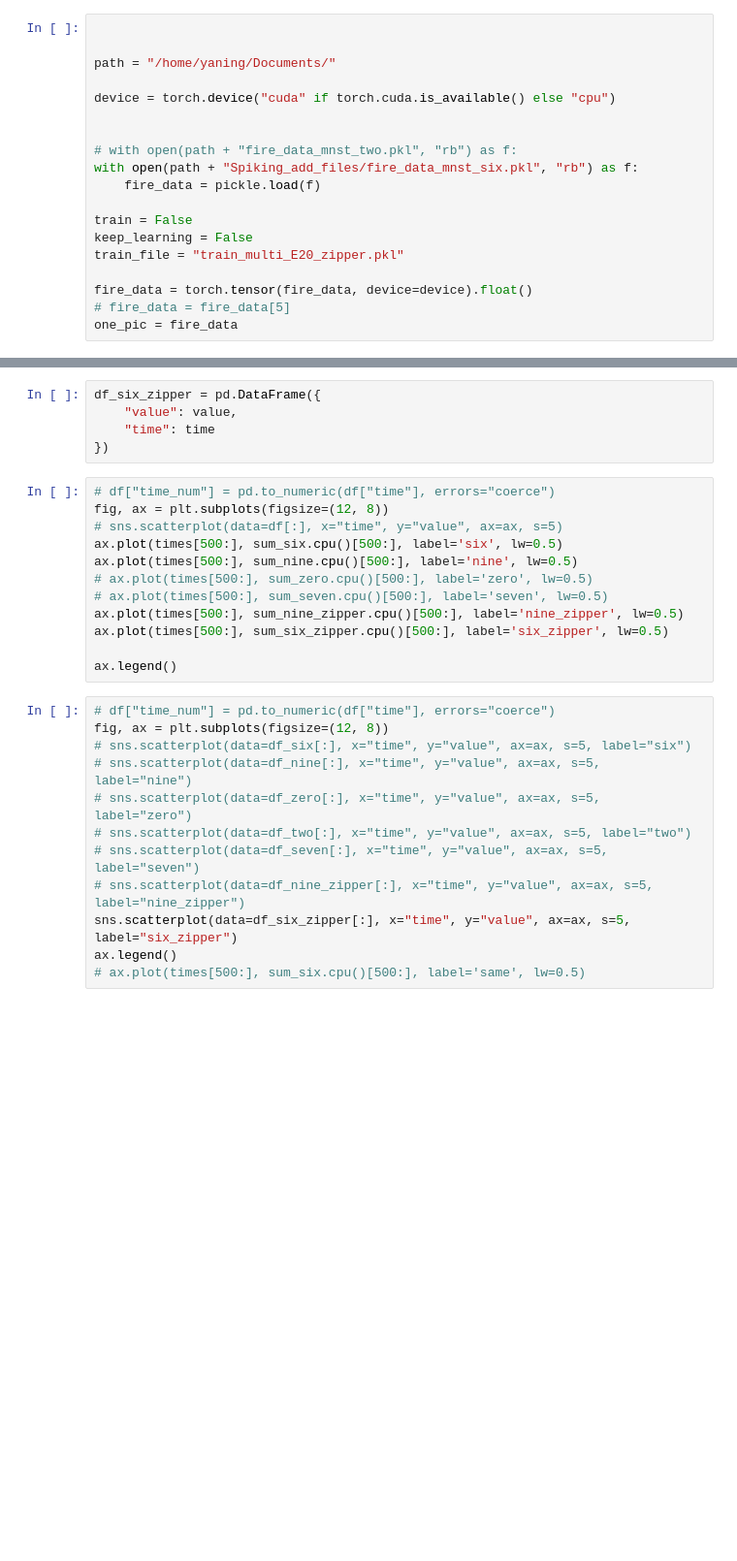
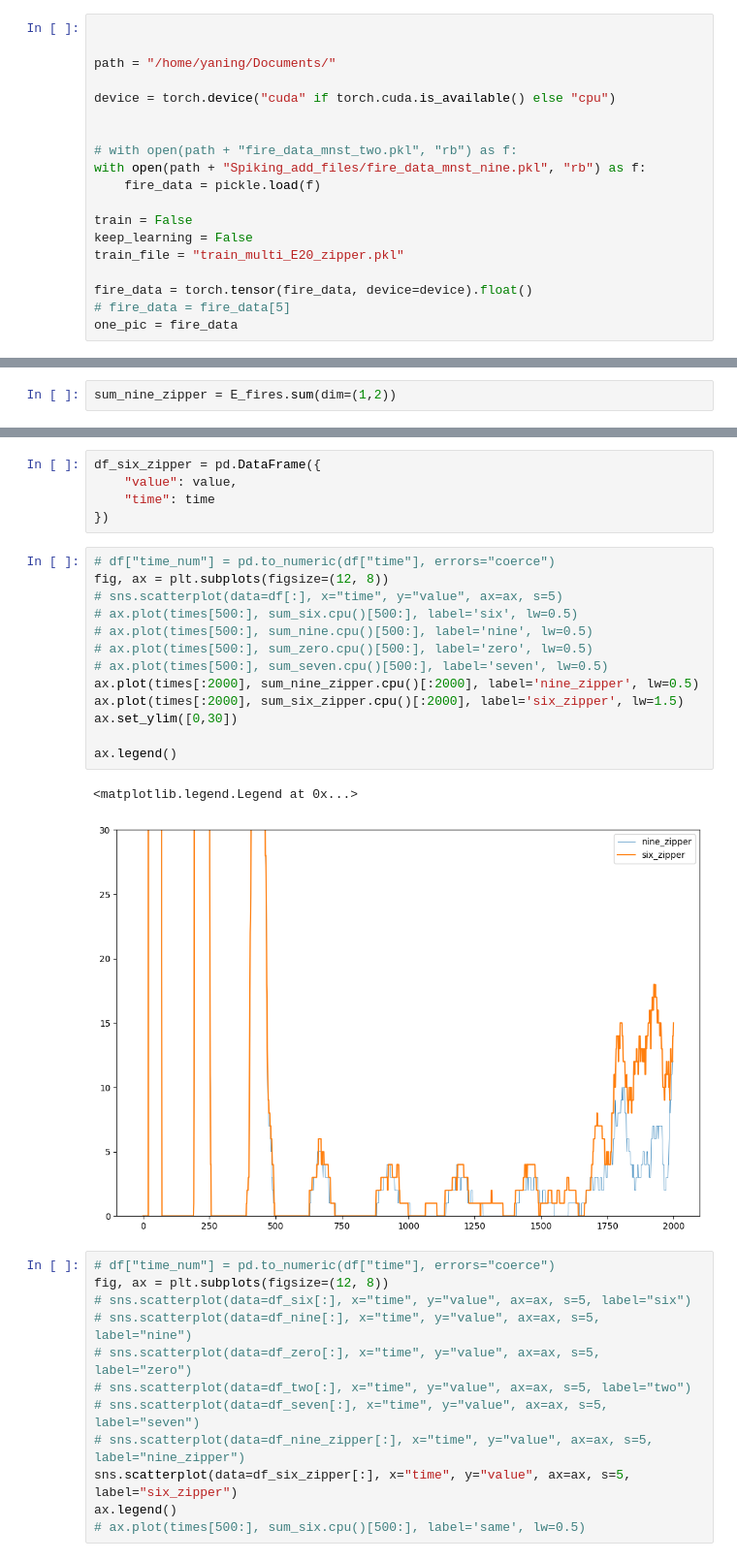
Before and after one commit to hhsherlock/Spiking_NN, a Jupyter notebook: mnst_learn/calculation.ipynb, the cells around one changed output, grey strips where cells are left out. Shown at 97% size. Cells and saved outputs as stored; diff of their text form; blank space fills up the shorter version.

```diff
--- a/mnst_learn/calculation.ipynb
+++ b/mnst_learn/calculation.ipynb
@@ -44,7 +44,7 @@ device = torch.device("cuda" if torch.cuda.is_available() else "cpu")
 
 
 # with open(path + "fire_data_mnst_two.pkl", "rb") as f:
-with open(path + "Spiking_add_files/fire_data_mnst_six.pkl", "rb") as f:
+with open(path + "Spiking_add_files/fire_data_mnst_nine.pkl", "rb") as f:
     fire_data = pickle.load(f)
 
 train = False
@@ -689,6 +689,8 @@ E_fires = E_fires.cpu()
 times = torch.arange(0, 4000)
 # %%
 sum_six_zipper = E_fires.sum(dim=(1,2))
+# %%
+sum_nine_zipper = E_fires.sum(dim=(1,2))
 # %%
 sum_nine.shape
 # %% [output]
@@ -743,15 +745,19 @@ df_six_zipper = pd.DataFrame({
 # %%
 # df["time_num"] = pd.to_numeric(df["time"], errors="coerce")
 fig, ax = plt.subplots(figsize=(12, 8))
 # sns.scatterplot(data=df[:], x="time", y="value", ax=ax, s=5)
-ax.plot(times[500:], sum_six.cpu()[500:], label='six', lw=0.5)
-ax.plot(times[500:], sum_nine.cpu()[500:], label='nine', lw=0.5)
+# ax.plot(times[500:], sum_six.cpu()[500:], label='six', lw=0.5)
+# ax.plot(times[500:], sum_nine.cpu()[500:], label='nine', lw=0.5)
 # ax.plot(times[500:], sum_zero.cpu()[500:], label='zero', lw=0.5)
 # ax.plot(times[500:], sum_seven.cpu()[500:], label='seven', lw=0.5)
-ax.plot(times[500:], sum_nine_zipper.cpu()[500:], label='nine_zipper', lw=0.5)
-ax.plot(times[500:], sum_six_zipper.cpu()[500:], label='six_zipper', lw=0.5)
+ax.plot(times[:2000], sum_nine_zipper.cpu()[:2000], label='nine_zipper', lw=0.5)
+ax.plot(times[:2000], sum_six_zipper.cpu()[:2000], label='six_zipper', lw=1.5)
+ax.set_ylim([0,30])
 
 ax.legend()
+# %% [output]
+<matplotlib.legend.Legend at 0x...>
+[figure, added]
 # %%
 # df["time_num"] = pd.to_numeric(df["time"], errors="coerce")
 fig, ax = plt.subplots(figsize=(12, 8))
```
Also changed, not shown: parts of 2 cells of this notebook.
